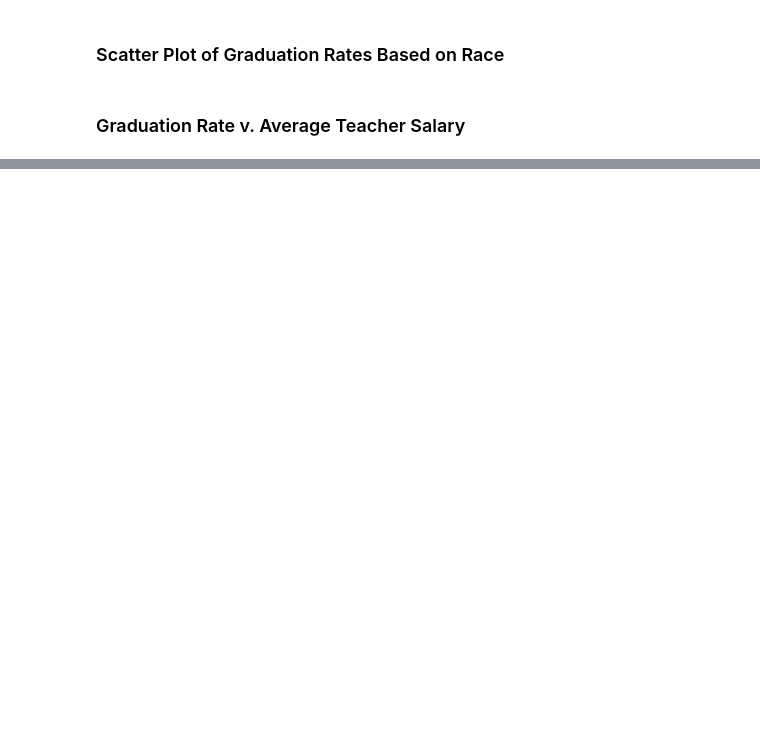
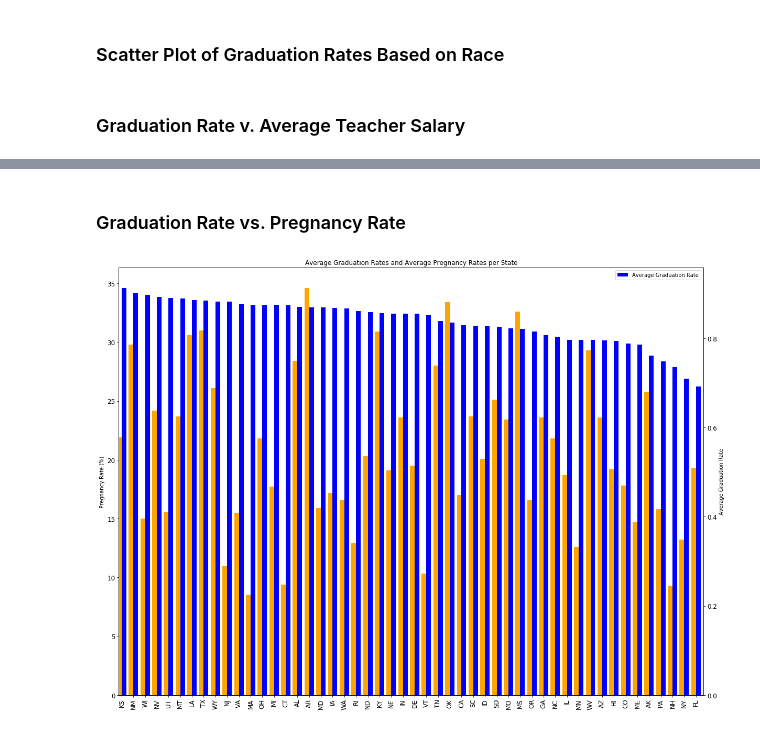
Before and after one commit to jelizalo/project-one, a Jupyter notebook: ProjectMaster.ipynb, the cells around one changed output, grey strips where cells are left out. Saved outputs shown, nothing was run; the diff lists cells and outputs as text; code cells hidden in the pictures; blank space fills up the shorter version.

```diff
--- a/ProjectMaster.ipynb
+++ b/ProjectMaster.ipynb
@@ -672,0 +594,23 @@ plt.show()
+# %% [markdown]
+### Graduation Rate vs. Pregnancy Rate ###
+# %%
+# comparing Graduation rate with Pregnancy Rate
+fig = plt.figure() # Create matplotlib figure
+ax = fig.add_subplot(111) # Create matplotlib axes
+ax2 = ax.twinx() # Create another axes that shares the same x-axis as ax.
+y_pos = np.arange(len(education_final))
+width = 0.4
+education_final['Pregnancy Rate (%)'].plot(kind='bar', color='orange', ax=ax, width=width, position=1,
+                                         title ="Average Graduation Rates and Average Pregnancy Rates per State",
+                                         figsize=(20,15), fontsize=12)
+education_final['Average Graduation Rate'].plot(kind='bar', color='blue', ax=ax2, width=width, position=0, figsize=(20,15),
+                                         fontsize=12)
+plt.xticks(y_pos, education_final['ST'])
+ax.set_ylabel('Pregnancy Rate (%)')
+ax2.set_ylabel('Average Graduation Rate')
+plt.legend(loc='best')
+
+plt.savefig('GradRates_vs_PregRate.png')
+plt.show()
+# %% [output]
+[figure, added]
```
Also changed, not shown: parts of 30 cells of this notebook.
